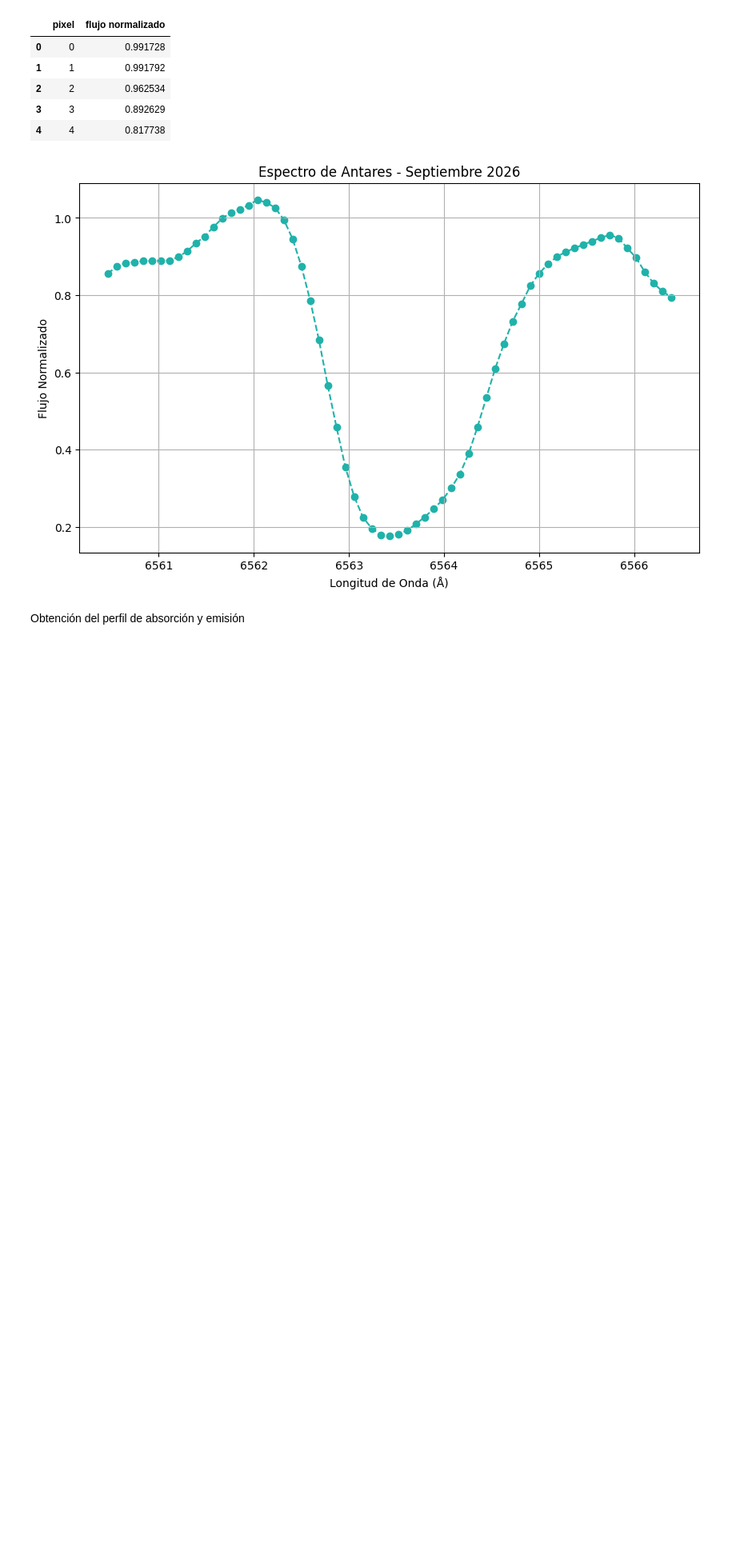
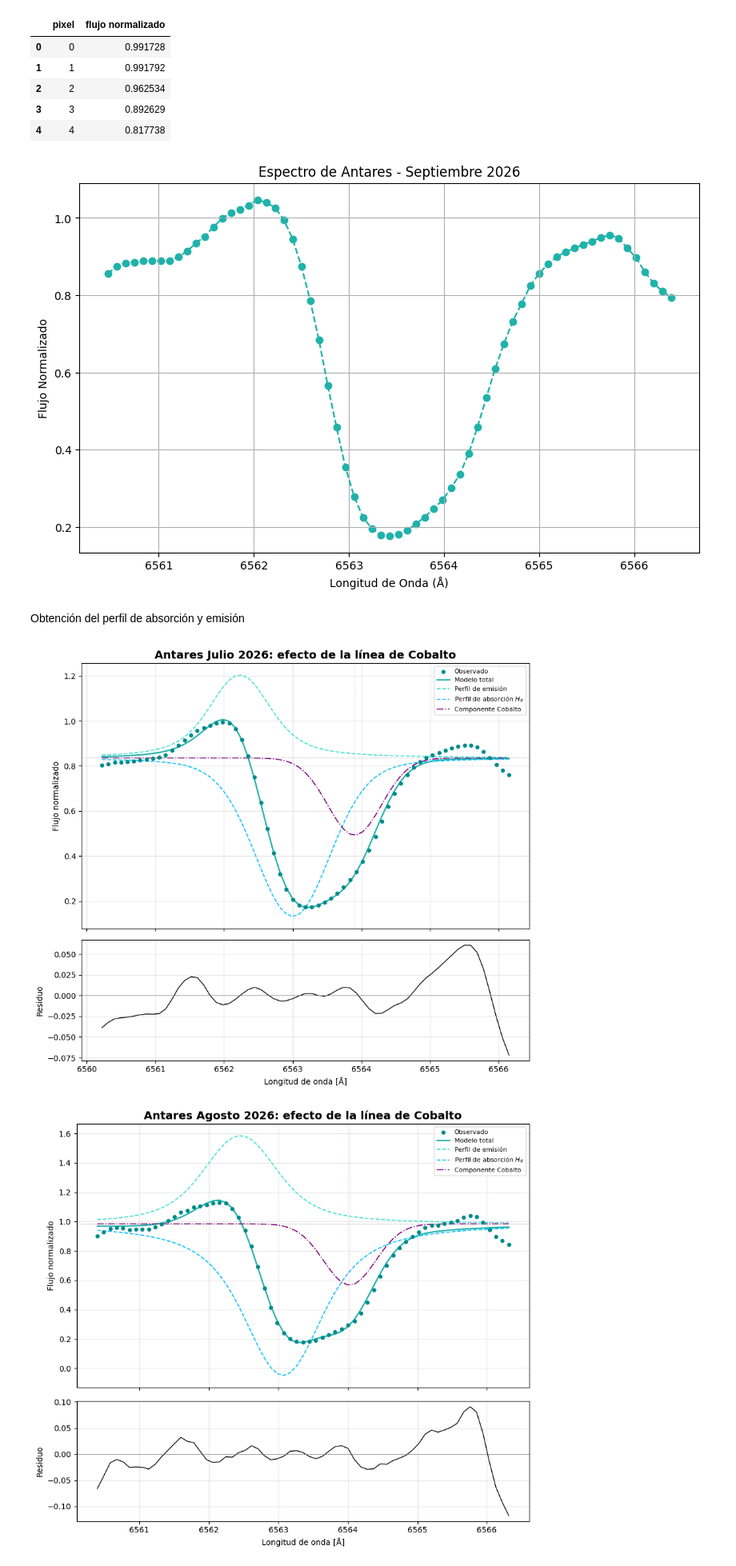
Before and after one commit to JessiDaniL/Tesis, a Jupyter notebook: Datos ESPARTACO/analisis_halpha_antares.ipynb, the cells around one changed output. Shown at 80% size. Cells and saved outputs as stored; diff of their text form; code cells hidden in the pictures; blank space fills up the shorter version.

Commit message:
perfiles quitando la linea de cobalto

```diff
--- a/Datos ESPARTACO/analisis_halpha_antares.ipynb
+++ b/Datos ESPARTACO/analisis_halpha_antares.ipynb
@@ -134,0 +284,54 @@ Obtención del perfil de absorción y emisión
+# %%
+archivos = [
+    {
+        "mes": "Julio",
+        "datos": datos_cercanos_julio,
+        "centro_aprox": centro_julio,
+        "velocidad_metalica": 22.1,   #km/s
+        "incertidumbre_v":0.9,
+    },
+    {
+        "mes": "Agosto",
+        "datos": datos_cercanos_agosto,
+        "centro_aprox": centro_agosto,
+        "velocidad_metalica": 28.3,  # km/s
+        "incertidumbre_v": 0.4,
+    },
+    {
+        "mes": "Septiembre",
+        "datos": datos_cercanos_septiembre,
+        "centro_aprox": centro_septiembre,
+        "velocidad_metalica": 28.4,  # km/s
+        "incertidumbre_v": 0.9,
+    },
+]
+
+resultados = {}
+
+for archivo in archivos:
+
+    mes = archivo["mes"]
+
+    lineas_metalicas = [
+        {
+            "nombre": "Cobalto",
+            "centro": 6563.397,
+            "ion": "Co I",
+            "velocidad": archivo["velocidad_metalica"],
+            "incertidumbre_v": archivo["incertidumbre_v"],
+            "prof_ref": (0.55, 0.63),
+            "t_ref": (3500, 4250),
+        }
+    ]
+
+    res = fit_y_decomposicion(archivo["datos"], archivo["centro_aprox"],
+                               "longitud_observada", "flujo_normalizado",
+                               lineas_metalicas=lineas_metalicas, teff=3660)
+
+    resultados[mes] = res
+
+    visualizacion_con_metalica(res, lineas_metalicas, mes,
+                                titulo=f"Antares {mes} 2026: efecto de la línea de Cobalto")
+# %% [output]
+[figure, added]
+[figure, added]
```
Also changed, not shown: parts of 13 cells of this notebook, 6 other files.
